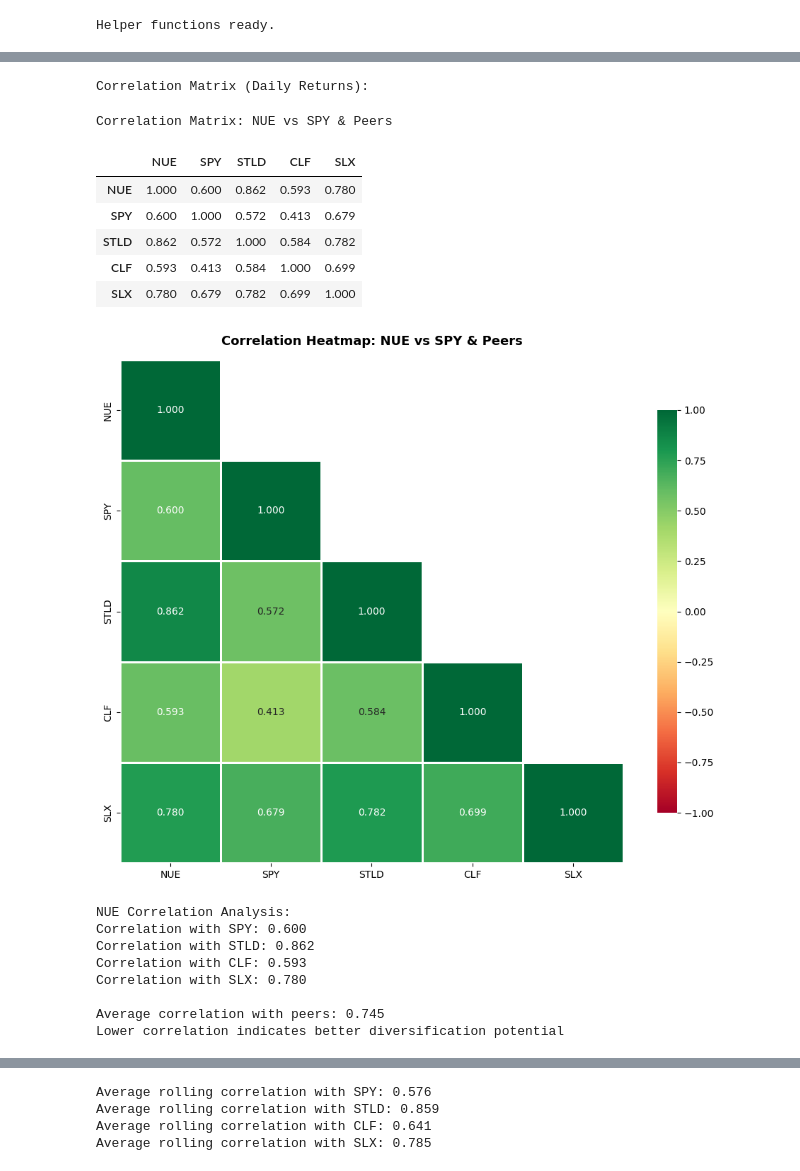
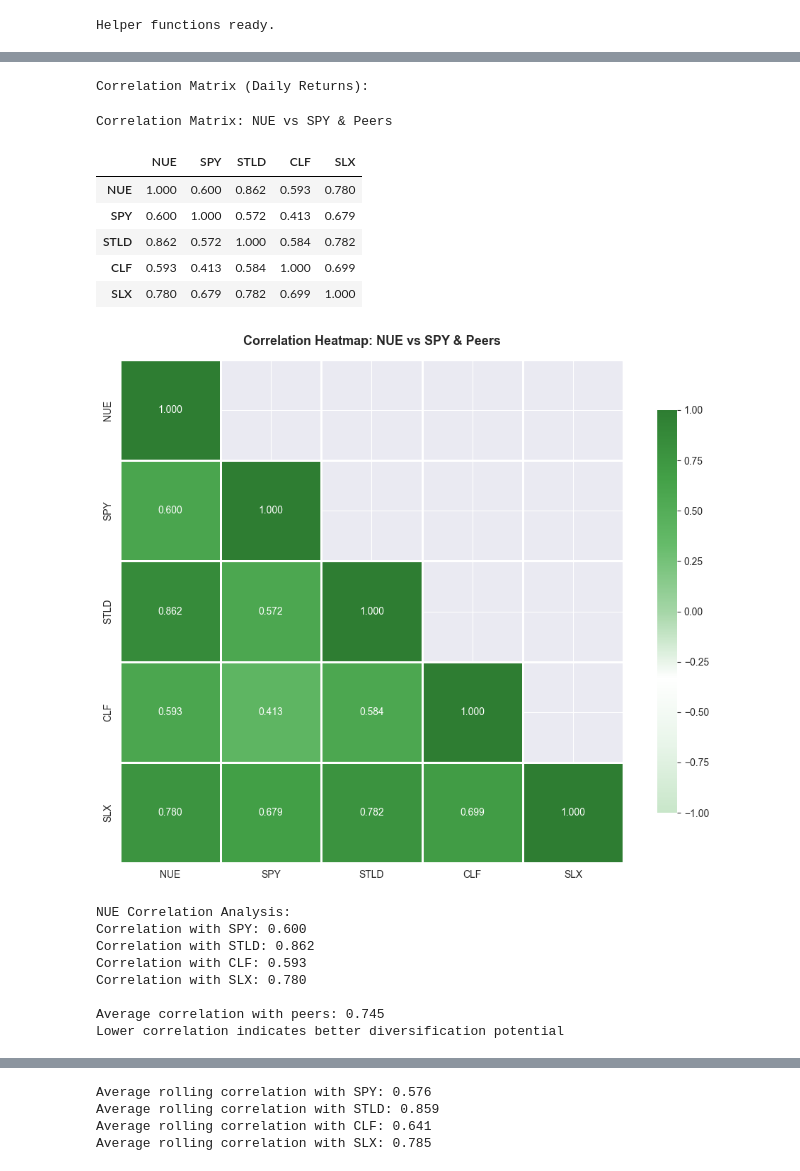
Before and after one commit to IsaacAnwar/Nucor_Statistical_Analysis, a Jupyter notebook: NUCOR_Statistical.ipynb, the cells around one changed output, grey strips where cells are left out. Cells and saved outputs as stored; diff of their text form; code cells hidden in the pictures.

```diff
--- a/NUCOR_Statistical.ipynb
+++ b/NUCOR_Statistical.ipynb
@@ -851,6 +203,13 @@ Note: Beta measures systematic risk relative to market after adjusting for risk-
 # %%
 # Correlation Analysis & Diversification Benefits
 # Understanding how NUE correlates with market and peers helps assess diversification benefits
+
+# Create custom green-based diverging colormap for correlation matrix
+from matplotlib.colors import LinearSegmentedColormap
+# Green diverging colormap: light green for negative, white for zero, dark green for positive
+colors_green = ['#C8E6C9', '#E8F5E9', '#FFFFFF', '#A5D6A7', '#66BB6A', '#43A047', '#2E7D32']
+n_bins = 256
+green_cmap = LinearSegmentedColormap.from_list('green_div', colors_green, N=n_bins)
 
 # Calculate correlation matrix
 correlation_matrix = returns[[TICKER, MARKET] + PEERS].corr()
@@ -858,7 +217,7 @@ correlation_matrix = returns[[TICKER, MARKET] + PEERS].corr()
 print("Correlation Matrix (Daily Returns):")
 display(
     correlation_matrix.style.format("{:.3f}")
-    .background_gradient(cmap='RdYlGn', vmin=-1, vmax=1, axis=None)
+    .background_gradient(cmap=green_cmap, vmin=-1, vmax=1, axis=None)
     .set_caption("Correlation Matrix: NUE vs SPY & Peers")
 )
 
@@ -868,7 +227,7 @@ import seaborn as sns
 
 fig, ax = plt.subplots(figsize=(10, 8))
 mask = np.triu(np.ones_like(correlation_matrix, dtype=bool), k=1)  # Mask upper triangle
-sns.heatmap(correlation_matrix, annot=True, fmt='.3f', cmap='RdYlGn', center=0,
+sns.heatmap(correlation_matrix, annot=True, fmt='.3f', cmap=green_cmap, center=0,
             square=True, linewidths=1, cbar_kws={"shrink": 0.8},
             vmin=-1, vmax=1, mask=mask, ax=ax)
 ax.set_title("Correlation Heatmap: NUE vs SPY & Peers", fontsize=13, fontweight='bold', pad=15)
@@ -897,43 +256,43 @@ for peer in PEERS:
 
 fig, ax = plt.subplots(figsize=(14, 6))
 ax.plot(rolling_corr_market.index, rolling_corr_market,
-        label=f'{TICKER} vs {MARKET}', linewidth=2.5, color='#0066CC', zorder=5)
+        label=f'{TICKER} vs {MARKET}', linewidth=2.5, color='#2E7D32', zorder=5)
 
-colors_peers_corr = ['#FF6B6B', '#4ECDC4', '#95E1D3']
+colors_peers_corr = ['#66BB6A', '#81C784', '#A5D6A7']
 for i, (peer, corr_series) in enumerate(rolling_corr_peers.items()):
     ax.plot(corr_series.index, corr_series,
             label=f'{TICKER} vs {peer}', alpha=0.7, linewidth=1.5,
             color=colors_peers_corr[i % len(colors_peers_corr)], zorder=3)
 
 ax.axhline(0, color='black', linestyle=':', linewidth=1, alpha=0.3)
 ax.axhline(0.5, color='gray', linestyle='--', linewidth=1, alpha=0.5, label='Moderate Correlation (0.5)')
-ax.axhline(0.7, color='orange', linestyle='--', linewidth=1, alpha=0.5, label='High Correlation (0.7)')
+ax.axhline(0.7, color='#43A047', linestyle='--', linewidth=1, alpha=0.7, label='High Correlation (0.7)')
 
 ax.set_title(f"Rolling {window_corr}-Day Correlation: NUE vs Market & Peers",
              fontsize=13, fontweight='bold', pad=12)
 ax.set_xlabel("Date", fontsize=11)
 ax.set_ylabel("Correlation Coefficient", fontsize=11)
 ax.legend(loc='best', fontsize=9, framealpha=0.9)
 ax.grid(True, alpha=0.3, linestyle='--')
 ax.set_facecolor('#FAFAFA')
 ax.set_ylim([-0.2, 1.0])
 
 plt.tight_layout()
 plt.show()
 
 print(f"\nAverage rolling correlation with {MARKET}: {rolling_corr_market.mean():.3f}")
 for peer, corr_series in rolling_corr_peers.items():
     print(f"Average rolling correlation with {peer}: {corr_series.mean():.3f}")
 # %% [output]
 Correlation Matrix (Daily Returns):
 Correlation Matrix: NUE vs SPY & Peers
 |  | NUE | SPY | STLD | CLF | SLX |
 | NUE | 1.000 | 0.600 | 0.862 | 0.593 | 0.780 |
 | SPY | 0.600 | 1.000 | 0.572 | 0.413 | 0.679 |
 | STLD | 0.862 | 0.572 | 1.000 | 0.584 | 0.782 |
 | CLF | 0.593 | 0.413 | 0.584 | 1.000 | 0.699 |
 | SLX | 0.780 | 0.679 | 0.782 | 0.699 | 1.000 |
-[figure, old version]
+[figure, new version]
 NUE Correlation Analysis:
 Correlation with SPY: 0.600
 Correlation with STLD: 0.862
```
Also changed, not shown: parts of 22 cells of this notebook.
